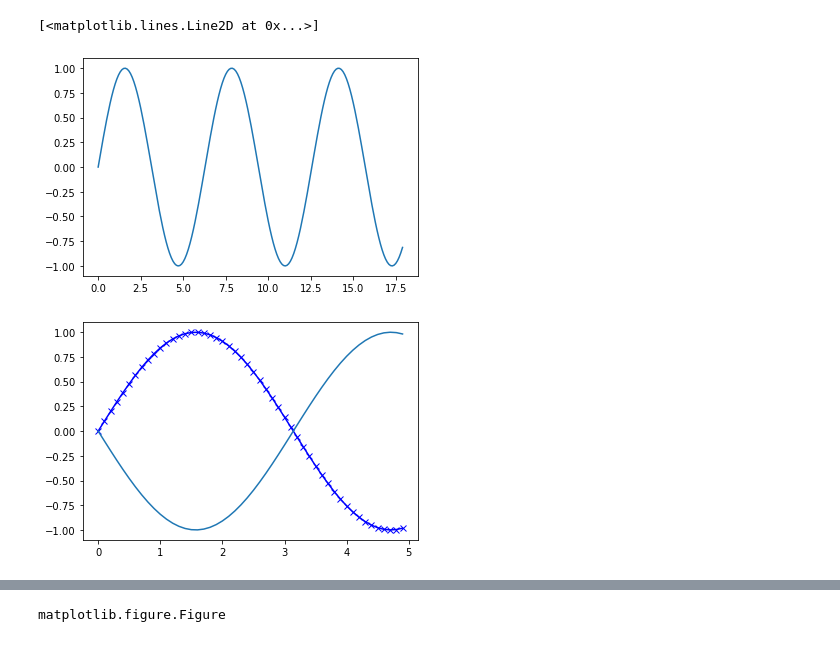
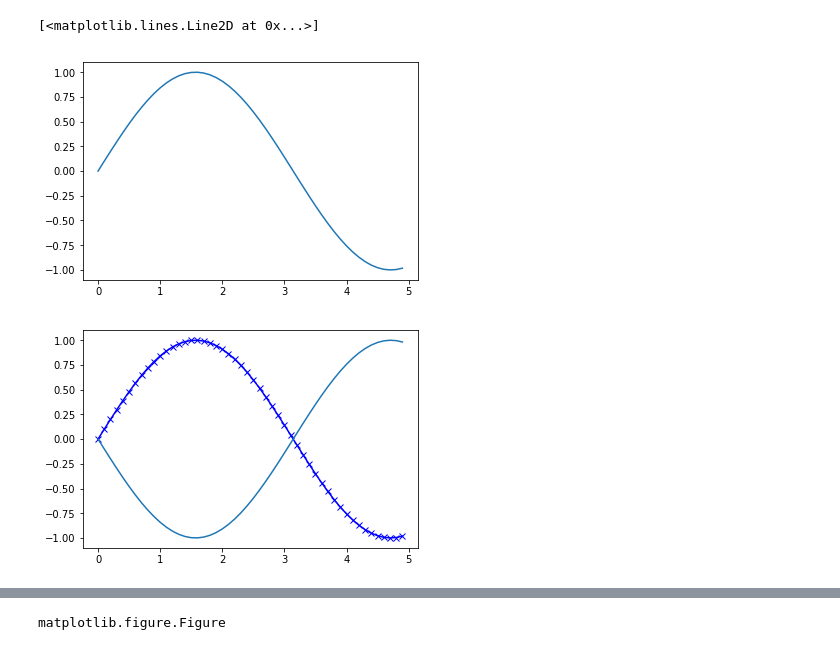
Before and after one commit to U77w41/My-Data-Science-Journey, a Jupyter notebook: MSc in Data Science/Semester 1/Programming for Data Science/Python/Notes/Matplotlib Latest.ipynb, the cells around one changed output, grey strips where cells are left out. Cells and saved outputs as stored; diff of their text form; code cells hidden in the pictures.

```diff
--- a/MSc in Data Science/Semester 1/Programming for Data Science/Python/Notes/Matplotlib Latest.ipynb
+++ b/MSc in Data Science/Semester 1/Programming for Data Science/Python/Notes/Matplotlib Latest.ipynb
@@ -12,15 +10,15 @@ import matplotlib.pyplot as plt
 # %%
 #Style 1: pyplot module is MATLAB style state-based interface and
 #mainly intended for simple cases of programmatic, interactive plots
 #
 #The object-oriented API is recommended for more complex plots (to be seen later - more powerful)
 #
-x = np.arange(0, 18, 0.1)
+x = np.arange(0, 5, 0.1)
 y = np.sin(x)
 plt.plot(x, y)
 # %% [output]
 [<matplotlib.lines.Line2D at 0x...>]
-[figure, old version]
+[figure, new version]
 # %%
 plt.plot?
 # %%
@@ -32,7 +30,7 @@ plt.plot(x,-y)
 f.savefig('my_waves.pdf',facecolor='lightgrey',transparent=True)
 #f.savefig('my_waves.png',facecolor='lightgrey',transparent=True)
 # %% [output]
-[figure, old version]
+[figure, new version]
 # %%
 f.canvas.get_supported_filetypes()
 # %% [output]
```
Also changed, not shown: parts of 53 cells of this notebook, 6 other files.
